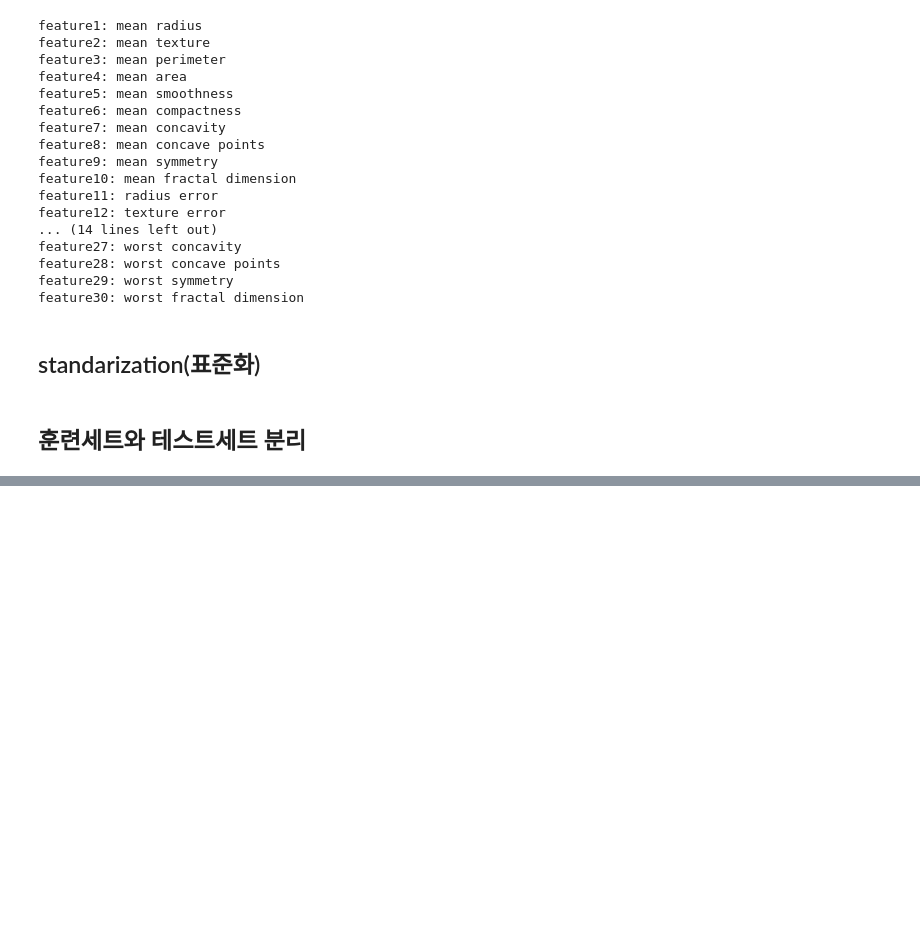
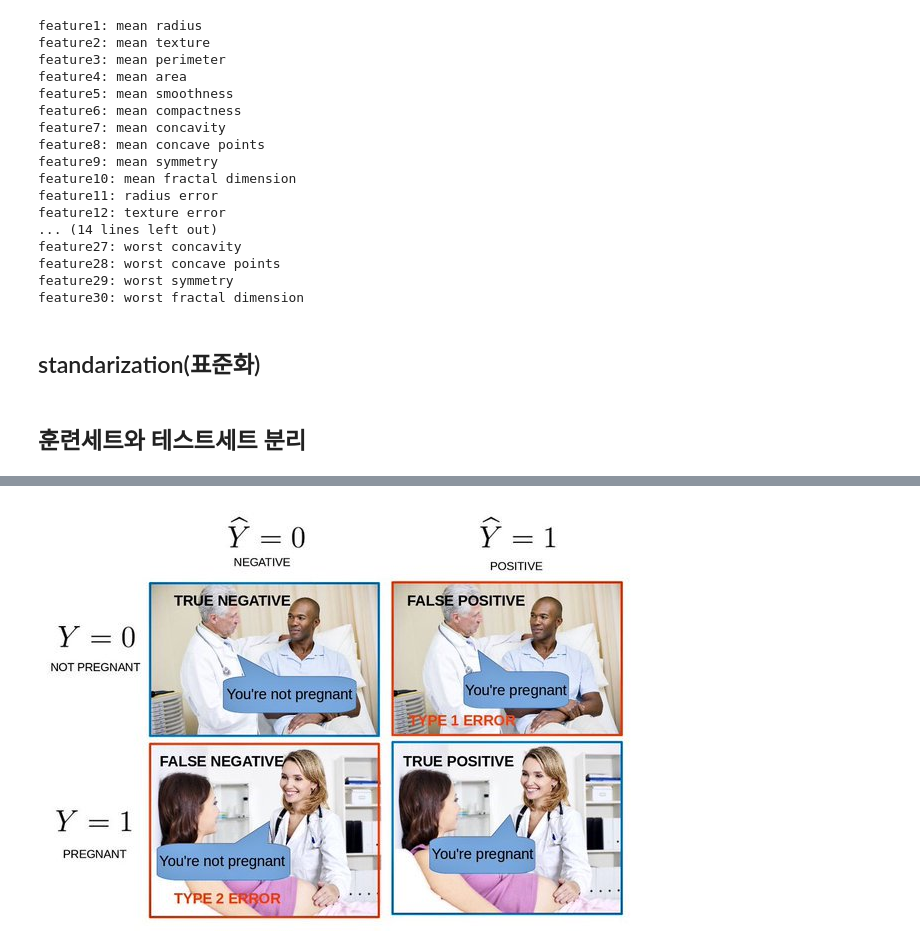
Before and after one commit to Null2648/google-colab, a Jupyter notebook: 10_XGBoost.ipynb, the cells around one changed output, grey strips where cells are left out. Saved outputs shown, nothing was run; the diff lists cells and outputs as text; code cells hidden in the pictures; blank space fills up the shorter version.

```diff
--- a/10_XGBoost.ipynb
+++ b/10_XGBoost.ipynb
@@ -145,0 +237,5 @@ scaled = scaler.fit_transform(cancer_df.drop('target', axis=1))
+# %%
+from IPython.display import Image
+Image('https://skappal7.files.wordpress.com/2018/08/confusion-matrix.jpg', width=600)
+# %% [output]
+[figure, added]
```
Also changed, not shown: parts of 13 cells of this notebook.
